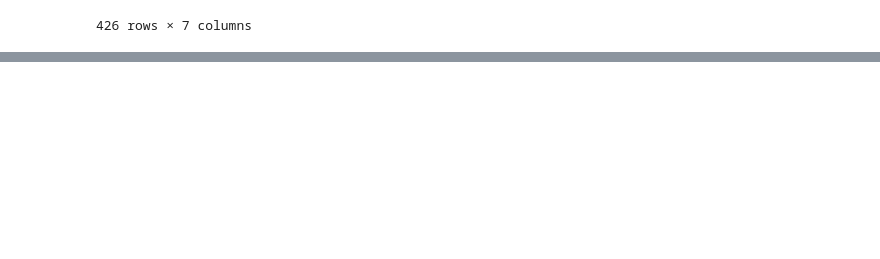
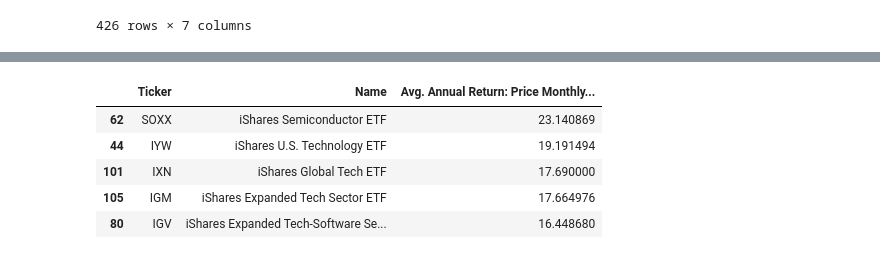
Before and after one commit to FJGM2023015/ML_Stocks_Project, a Jupyter notebook: ML_Stocks_Project.ipynb, the cells around one changed output, grey strips where cells are left out. Saved outputs shown, nothing was run; the diff lists cells and outputs as text; code cells hidden in the pictures; blank space fills up the shorter version.

```diff
--- a/ML_Stocks_Project.ipynb
+++ b/ML_Stocks_Project.ipynb
@@ -247,0 +314,11 @@ df_selected.describe()
+# %%
+# Top 5 ETFs based on 10-year returns
+top_5_10_years = df_selected.sort_values(by="Avg. Annual Return: Price Monthly - 10Y (%)", ascending=False).head(5)
+top_5_10_years[['Ticker', 'Name', 'Avg. Annual Return: Price Monthly - 10Y (%)']]
+# %% [output]
+|  | Ticker | Name | Avg. Annual Return: Price Monthly... |
+| 62 | SOXX | iShares Semiconductor ETF | 23.140869 |
+| 44 | IYW | iShares U.S. Technology ETF | 19.191494 |
+| 101 | IXN | iShares Global Tech ETF | 17.690000 |
+| 105 | IGM | iShares Expanded Tech Sector ETF | 17.664976 |
+| 80 | IGV | iShares Expanded Tech-Software Se... | 16.448680 |
```
Also changed, not shown: parts of 17 cells of this notebook.
